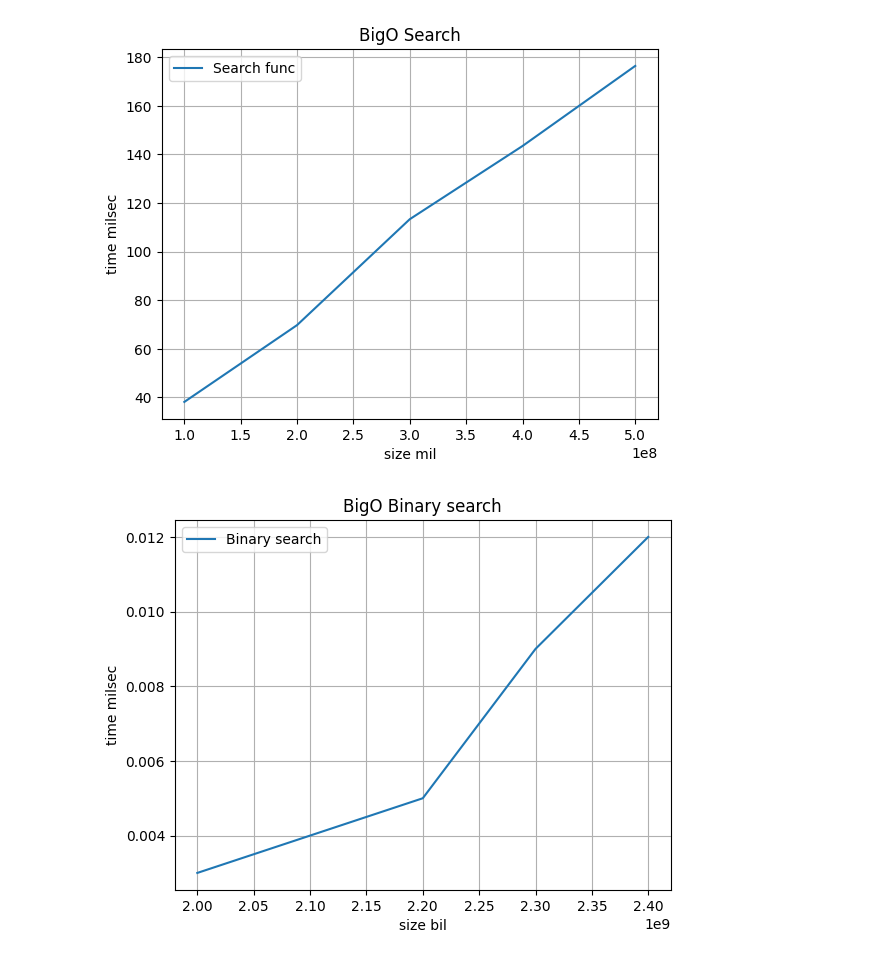
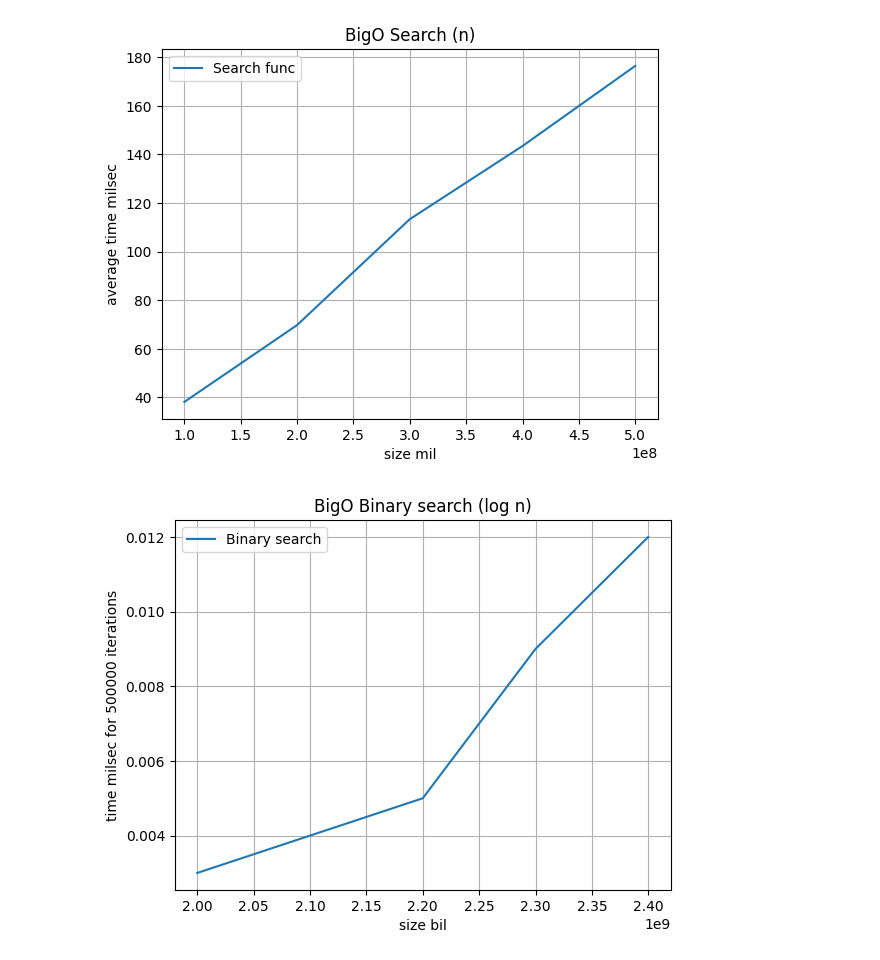
Before and after one commit to IgoninID/ArraysSAOD, a Jupyter notebook: Charts_for_search_functions.ipynb, the cells around one changed output. Drawn from its saved outputs; the diff is of its cells as text; code cells hidden in the pictures.

```diff
--- a/Charts_for_search_functions.ipynb
+++ b/Charts_for_search_functions.ipynb
@@ -3,28 +3,28 @@
 # %%
 import matplotlib.pyplot as plt
 import matplotlib.pyplot as plt2
 
 x  = [100000000, 200000000, 300000000, 400000000, 500000000]
 y1 = [38.14, 69.75, 113.34, 143.46, 176.42]
 plt.plot(x, y1, label="Search func")
 
 plt.xlabel("size mil")
-plt.ylabel("time milsec")
-plt.title("BigO Search")
+plt.ylabel("average time milsec")
+plt.title("BigO Search (n)")
 plt.grid(1)
 plt.legend()
 plt.show()
 
 x2 = [2000000000, 2100000000, 2200000000, 2300000000, 2400000000]
 y2 = [0.003, 0.004, 0.005, 0.009, 0.012]
 plt2.plot(x2, y2, label="Binary search")
 
 plt2.xlabel("size bil")
-plt2.ylabel("time milsec")
-plt2.title("BigO Binary search")
+plt2.ylabel("time milsec for 500000 iterations")
+plt2.title("BigO Binary search (log n)")
 plt2.grid(1)
 plt2.legend()
 plt2.show()
 # %% [output]
-[figure, old version]
+[figure, new version]
-[figure, old version]
+[figure, new version]
```
Also changed, not shown: parts of 1 cell of this notebook.
